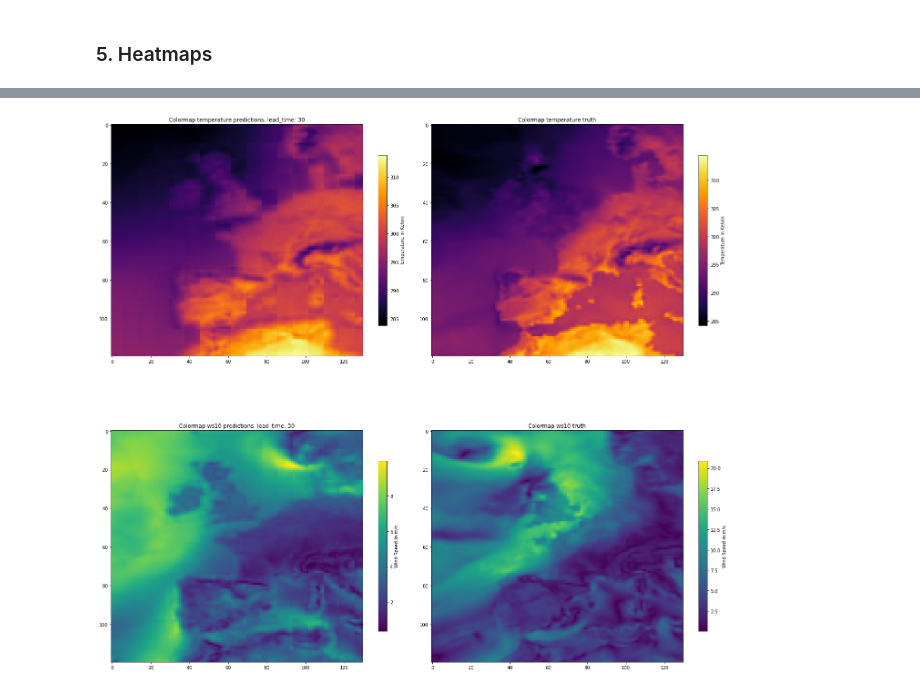
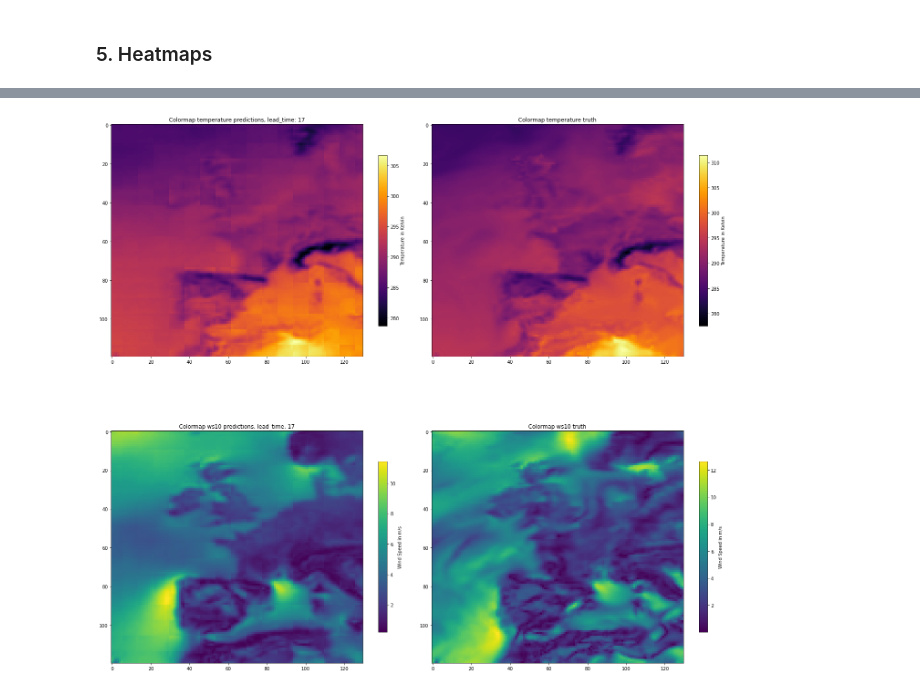
Before and after one commit to cleveryangcong/Bachelor_Thesis, a Jupyter notebook: notebooks/reports/1.0-dc-data_visualization.ipynb, the cells around one changed output, grey strips where cells are left out. Saved outputs shown, nothing was run; the diff lists cells and outputs as text; code cells hidden in the pictures.

Commit message:
Add and delete wrong heatmaps for visualization

```diff
--- a/notebooks/reports/1.0-dc-data_visualization.ipynb
+++ b/notebooks/reports/1.0-dc-data_visualization.ipynb
@@ -179,55 +179,55 @@ plt.show()
 # %% [markdown]
 ### 5. Heatmaps
 # %%
-lead_time_plot = 30
-lead_time_real = 30
+lead_time_real = 17
+days_back = 4
 
 t2m_preds = dat_train_denorm[2].t2m_train.isel(
-    lead_time=lead_time_real, mean_std=0, forecast_date=ran_forecast_date
+    lead_time=lead_time_real, mean_std=0, forecast_date=ran_forecast_date - days_back,
 )
 t2m_truth = dat_train_denorm[2].t2m_truth.isel(
-    lead_time=lead_time_real, forecast_date=ran_forecast_date
+    lead_time=lead_time_real, forecast_date=ran_forecast_date - days_back
 )
 ws10_preds = dat_train_denorm[5].ws10_train.isel(
-    lead_time=lead_time_real, mean_std=0, forecast_date=ran_forecast_date
+    lead_time=lead_time_real, mean_std=0, forecast_date=ran_forecast_date - days_back,
 )
 ws10_truth = dat_train_denorm[5].ws10_truth.isel(
-    lead_time=lead_time_real, forecast_date=ran_forecast_date
+    lead_time=lead_time_real, forecast_date=ran_forecast_date - days_back
 )
 # %% [output]
 [interactive output not drawn]
 # %%
 fig = plt.figure(figsize=(20, 20))
 
 # t2m_preds
 ax1 = fig.add_subplot(2, 2, 1)
 im1 = ax1.imshow(t2m_preds.values, cmap="inferno")
-ax1.set_title(f"Colormap temperature predictions, lead_time: {lead_time_plot}")
+ax1.set_title(f"Colormap temperature predictions, lead_time: {lead_time_real}")
 fig.colorbar(im1, ax=ax1, shrink=0.5).set_label("Temperature in Kelvin")
 
 # t2m_truth
 ax2 = fig.add_subplot(2, 2, 2)
 im2 = ax2.imshow(t2m_truth.values, cmap="inferno")
 ax2.set_title("Colormap temperature truth")
 fig.colorbar(im2, ax=ax2, shrink=0.5).set_label("Temperature in Kelvin")
 
 # ws10_preds
 ax3 = fig.add_subplot(2, 2, 3)
 im3 = ax3.imshow(ws10_preds.values, cmap="viridis")
-ax3.set_title(f"Colormap ws10 predictions, lead_time: {lead_time_plot}")
+ax3.set_title(f"Colormap ws10 predictions, lead_time: {lead_time_real}")
 fig.colorbar(im3, ax=ax3, shrink=0.5).set_label("Wind Speed in m/s")
 
 # ws10_truth
 ax4 = fig.add_subplot(2, 2, 4)
 im4 = ax4.imshow(ws10_truth.values, cmap="viridis")
 ax4.set_title("Colormap ws10 truth")
 fig.colorbar(im4, ax=ax4, shrink=0.5).set_label("Wind Speed in m/s")
 
 plt.tight_layout()
-# plt.savefig(
-#     f"/home/dchen/BA_CH_EN/src/visualization/heatmap_t2m_ws10_lead_{lead_time_plot}_values.pdf"
-# )
+plt.savefig(
+    f"/home/dchen/BA_CH_EN/src/visualization/heatmap_t2m_ws10_lead_{lead_time_plot}_values.pdf"
+)
 plt.show()
 # %% [output]
-[figure, old version]
+[figure, new version]
 [interactive output not drawn]
```
Also changed, not shown: 4 other files.
